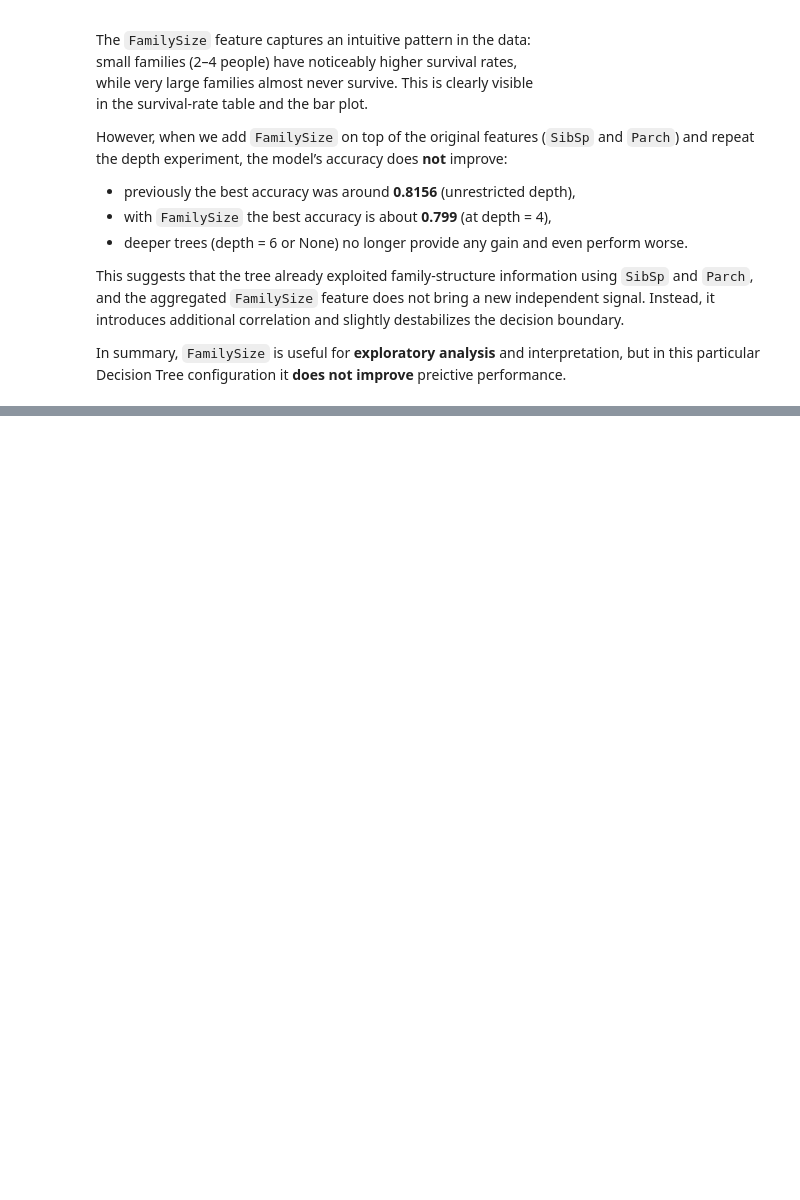
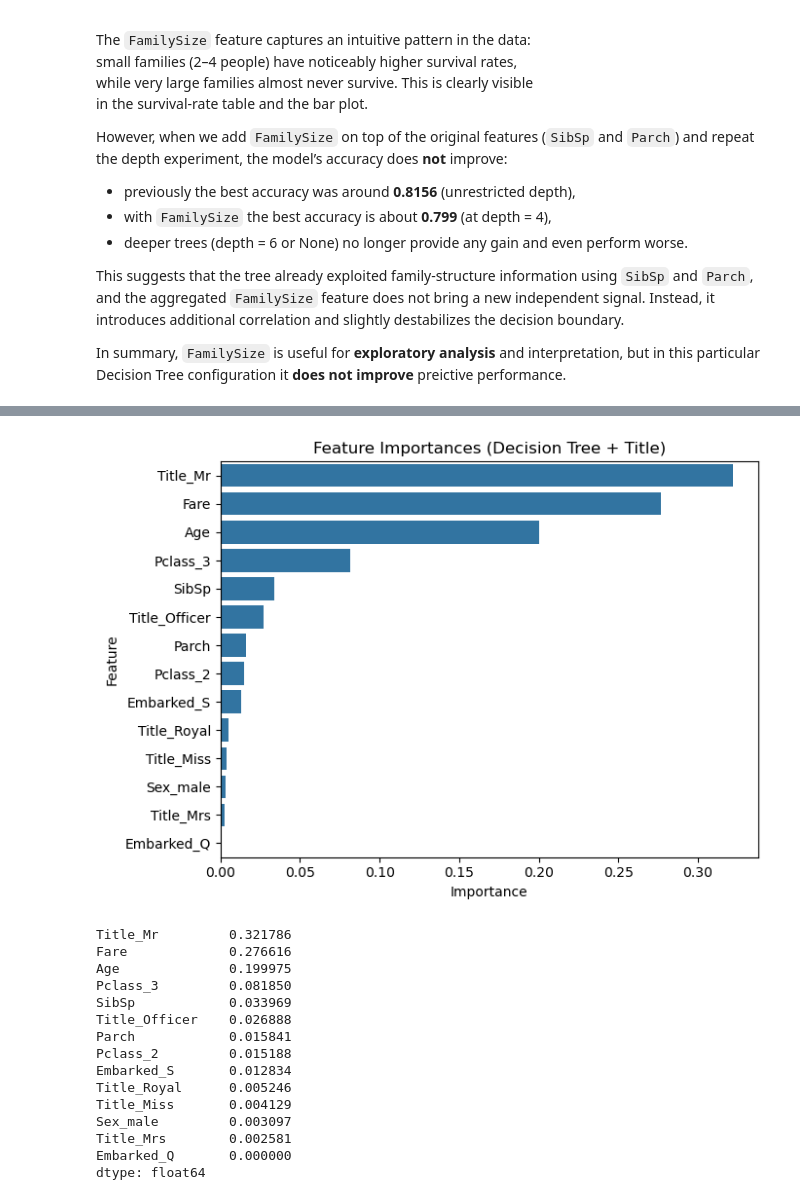
Before and after one commit to anastasiakhromova/DecisionTree_titanic, a Jupyter notebook: DecisionTree_titanic.ipynb, the cells around one changed output, grey strips where cells are left out. Drawn from its saved outputs; the diff is of its cells as text; code cells hidden in the pictures; blank space fills up the shorter version.

```diff
--- a/DecisionTree_titanic.ipynb
+++ b/DecisionTree_titanic.ipynb
@@ -644,0 +724,25 @@ performance.
+# %%
+df_title = df_title.drop(columns=cols_to_drop)
+# %%
+# Define X and y with _title suffix
+X_title = df_title.drop(columns=["Survived"])
+y_title = df_title["Survived"]
+
+# Train-test split
+X_train_title, X_test_title, y_train_title, y_test_title = train_test_split(
+    X_title, y_title,
+    test_size=0.2,
+    random_state=42,
+    stratify=y_title
+)
+
+# Baseline model with Title
+clf_title = DecisionTreeClassifier(random_state=42)
+clf_title.fit(X_train_title, y_train_title)
+
+# Predictions
+y_pred_title = clf_title.predict(X_test_title)
+
+print("Accuracy with Title:", accuracy_score(y_test_title, y_pred_title))
+print("\nConfusion matrix:\n", confusion_matrix(y_test_title, y_pred_title))
+print("\nClassification report:\n", classification_report(y_test_title, y_pred_title))
@@ -644,0 +765,36 @@ performance.
+# %%
+feature_importances_title = pd.Series(
+    clf_title.feature_importances_,
+    index=X_train_title.columns
+).sort_values(ascending=False)
+
+plt.figure(figsize=(7,5))
+sns.barplot(
+    x=feature_importances_title.values,
+    y=feature_importances_title.index
+)
+plt.title("Feature Importances (Decision Tree + Title)")
+plt.xlabel("Importance")
+plt.ylabel("Feature")
+plt.tight_layout()
+plt.savefig("feature_importances_title.png", dpi=300, bbox_inches='tight')
+plt.show()
+
+feature_importances_title
+# %% [output]
+[figure, added]
+Title_Mr         0.321786
+Fare             0.276616
+Age              0.199975
+Pclass_3         0.081850
+SibSp            0.033969
+Title_Officer    0.026888
+Parch            0.015841
+Pclass_2         0.015188
+Embarked_S       0.012834
+Title_Royal      0.005246
+Title_Miss       0.004129
+Sex_male         0.003097
+Title_Mrs        0.002581
+Embarked_Q       0.000000
+dtype: float64
```
Also changed, not shown: parts of 12 cells of this notebook, 4 other files.
